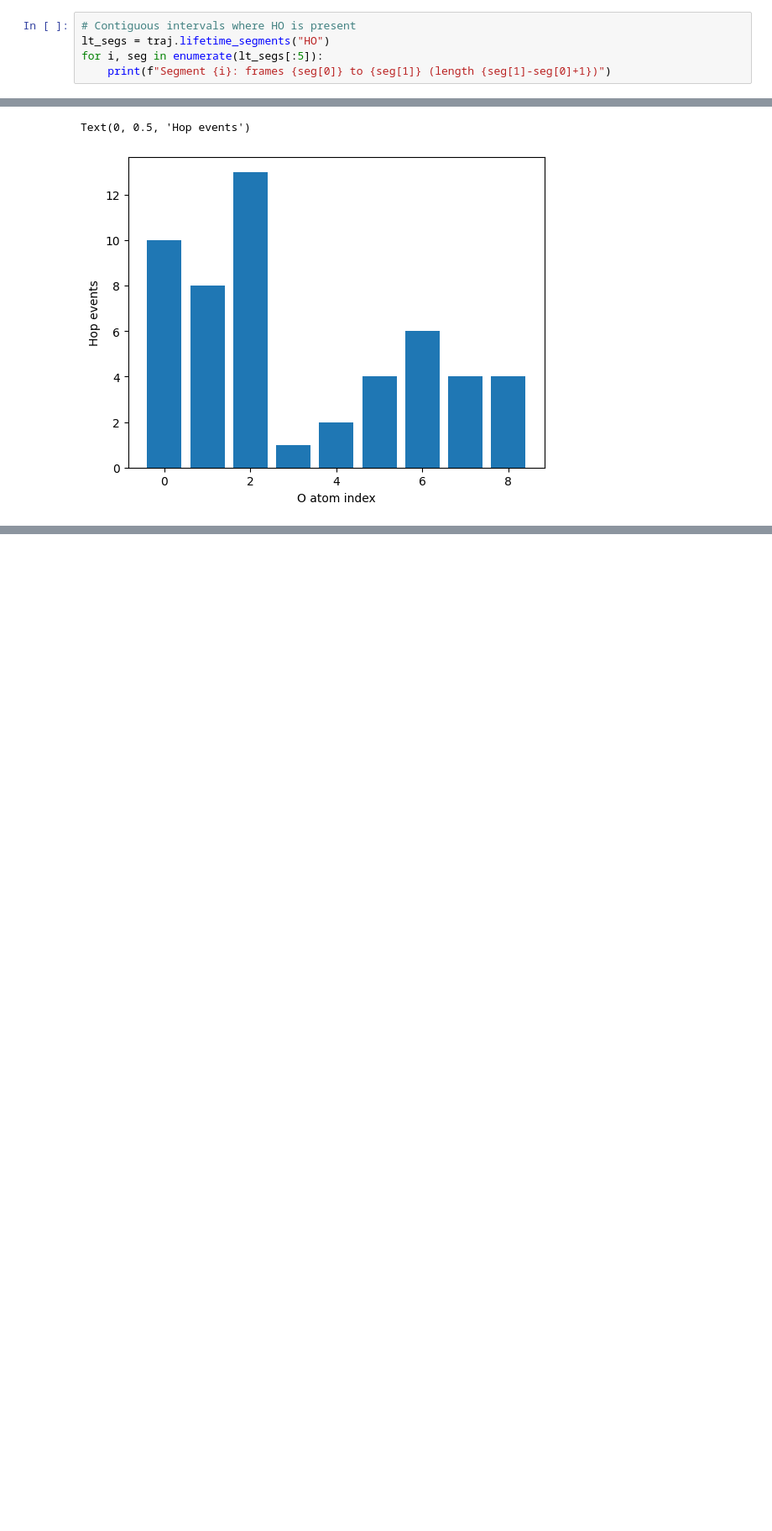
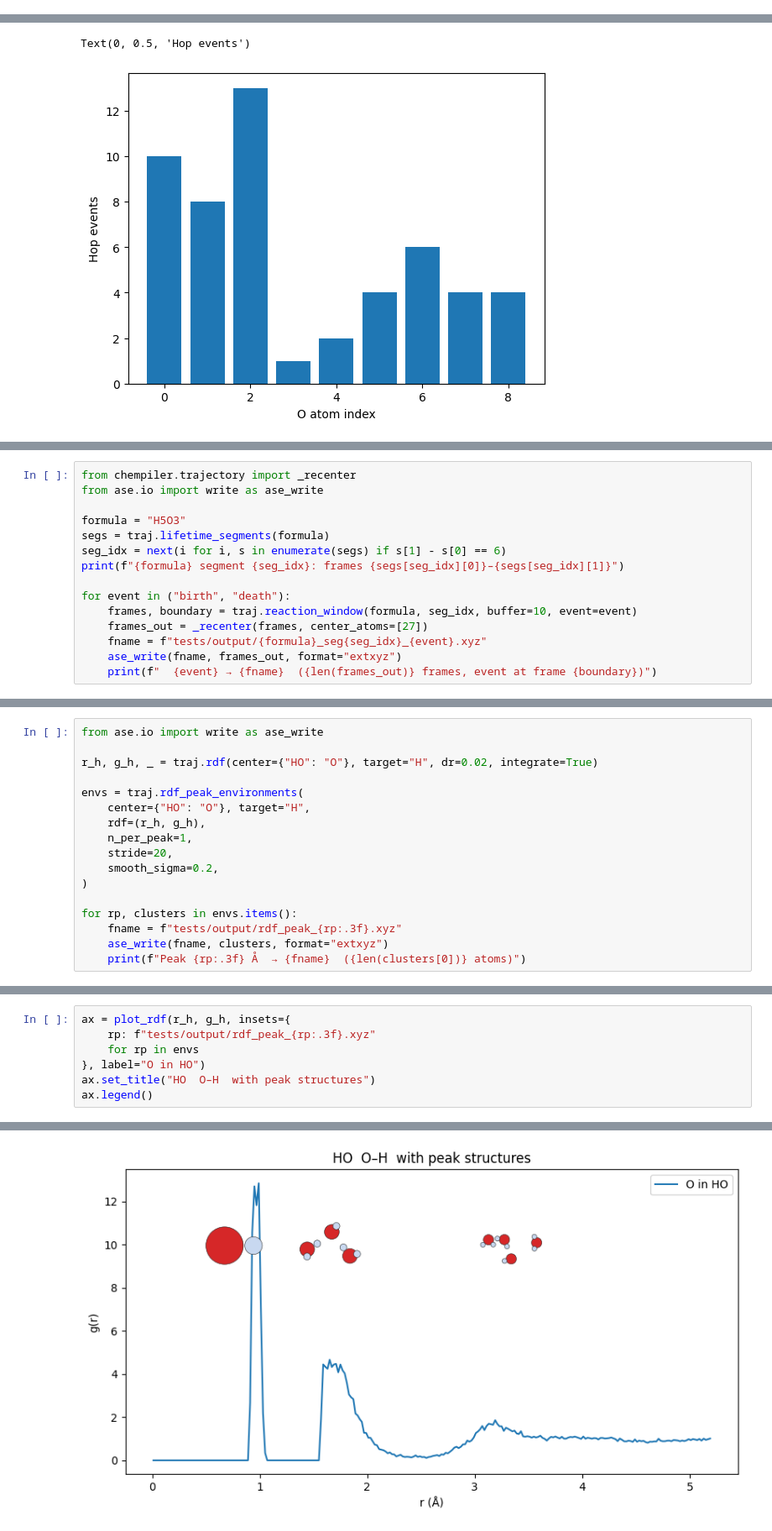
Before and after one commit to viktorsvahn/chempiler, a Jupyter notebook: chempiler_demo.ipynb, the cells around one changed output, grey strips where cells are left out. Shown at 84% size. Drawn from its saved outputs; the diff is of its cells as text; blank space fills up the shorter version.

```diff
--- a/chempiler_demo.ipynb
+++ b/chempiler_demo.ipynb
@@ -33,8 +27,3 @@ plt.xlabel("Frame"); plt.ylabel("Molecules")
 # %% [output]
 Text(0, 0.5, 'Molecules')
 [figure]
-# %%
-# Contiguous intervals where HO is present
-lt_segs = traj.lifetime_segments("HO")
-for i, seg in enumerate(lt_segs[:5]):
-    print(f"Segment {i}: frames {seg[0]} to {seg[1]} (length {seg[1]-seg[0]+1})")
@@ -274,0 +193,15 @@ Text(0, 0.5, 'Hop events')
+# %%
+from chempiler.trajectory import _recenter
+from ase.io import write as ase_write
+
+formula = "H5O3"
+segs = traj.lifetime_segments(formula)
+seg_idx = next(i for i, s in enumerate(segs) if s[1] - s[0] == 6)
+print(f"{formula} segment {seg_idx}: frames {segs[seg_idx][0]}–{segs[seg_idx][1]}")
+
+for event in ("birth", "death"):
+    frames, boundary = traj.reaction_window(formula, seg_idx, buffer=10, event=event)
+    frames_out = _recenter(frames, center_atoms=[27])
+    fname = f"tests/output/{formula}_seg{seg_idx}_{event}.xyz"
+    ase_write(fname, frames_out, format="extxyz")
+    print(f"  {event} → {fname}  ({len(frames_out)} frames, event at frame {boundary})")
@@ -274,0 +241,17 @@ Text(0, 0.5, 'Hop events')
+# %%
+from ase.io import write as ase_write
+
+r_h, g_h, _ = traj.rdf(center={"HO": "O"}, target="H", dr=0.02, integrate=True)
+
+envs = traj.rdf_peak_environments(
+    center={"HO": "O"}, target="H",
+    rdf=(r_h, g_h),
+    n_per_peak=1,
+    stride=20,
+    smooth_sigma=0.2,
+)
+
+for rp, clusters in envs.items():
+    fname = f"tests/output/rdf_peak_{rp:.3f}.xyz"
+    ase_write(fname, clusters, format="extxyz")
+    print(f"Peak {rp:.3f} Å  → {fname}  ({len(clusters[0])} atoms)")
@@ -274,0 +263,8 @@ Text(0, 0.5, 'Hop events')
+# %%
+ax = plot_rdf(r_h, g_h, insets={
+    rp: f"tests/output/rdf_peak_{rp:.3f}.xyz"
+    for rp in envs
+}, label="O in HO")
+ax.set_title("HO  O–H  with peak structures")
+ax.legend()
+# %% [output]
@@ -274,0 +272 @@ Text(0, 0.5, 'Hop events')
+[figure, added]
```
Also changed, not shown: parts of 21 cells of this notebook, 9 other files.
